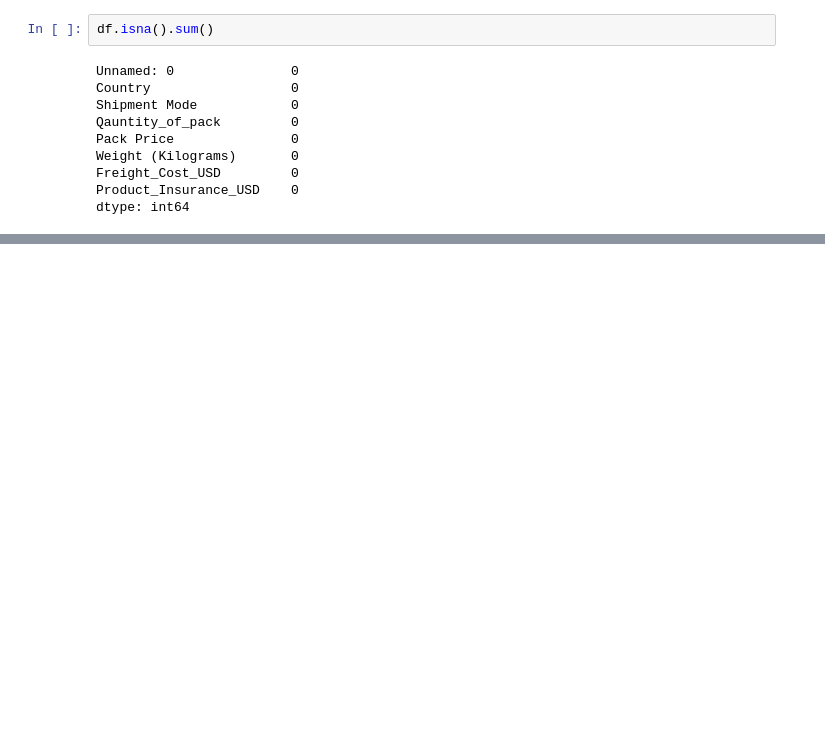
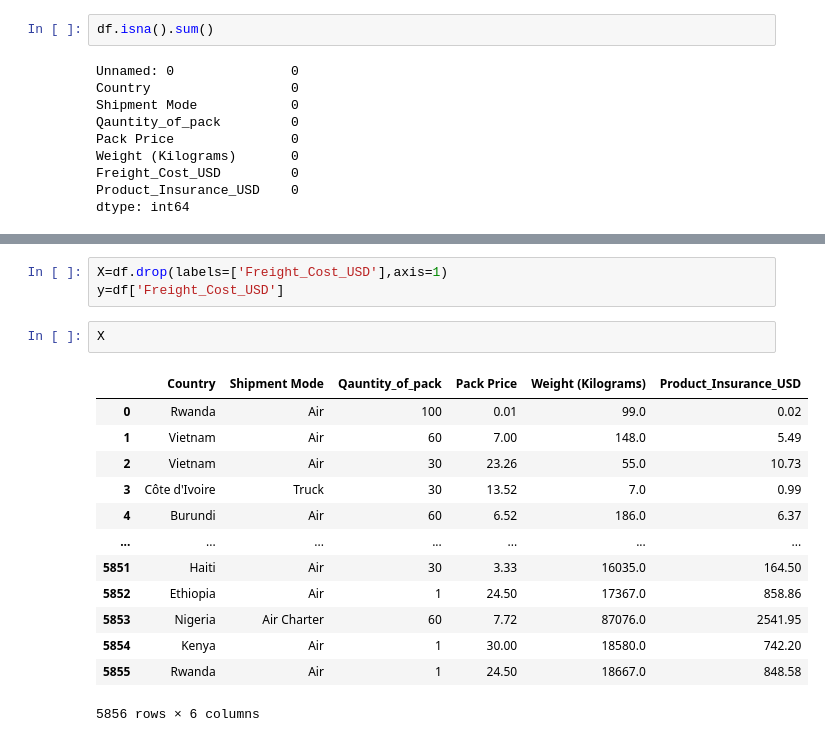
Before and after one commit to VaibhavJoshi95/ShipmentPricingPrediction, a Jupyter notebook: notebooks/model_training.ipynb, the cells around one changed output, grey strips where cells are left out. Drawn from its saved outputs; the diff is of its cells as text; blank space fills up the shorter version.

```diff
--- a/notebooks/model_training.ipynb
+++ b/notebooks/model_training.ipynb
@@ -41,0 +58,19 @@ dtype: int64
+# %%
+X=df.drop(labels=['Freight_Cost_USD'],axis=1)
+y=df['Freight_Cost_USD']
+# %%
+X
+# %% [output]
+|  | Country | Shipment Mode | Qauntity_of_pack | Pack Price | Weight (Kilograms) | Product_Insurance_USD |
+| 0 | Rwanda | Air | 100 | 0.01 | 99.0 | 0.02 |
+| 1 | Vietnam | Air | 60 | 7.00 | 148.0 | 5.49 |
+| 2 | Vietnam | Air | 30 | 23.26 | 55.0 | 10.73 |
+| 3 | Côte d'Ivoire | Truck | 30 | 13.52 | 7.0 | 0.99 |
+| 4 | Burundi | Air | 60 | 6.52 | 186.0 | 6.37 |
+| ... | ... | ... | ... | ... | ... | ... |
+| 5851 | Haiti | Air | 30 | 3.33 | 16035.0 | 164.50 |
+| 5852 | Ethiopia | Air | 1 | 24.50 | 17367.0 | 858.86 |
+| 5853 | Nigeria | Air Charter | 60 | 7.72 | 87076.0 | 2541.95 |
+| 5854 | Kenya | Air | 1 | 30.00 | 18580.0 | 742.20 |
+| 5855 | Rwanda | Air | 1 | 24.50 | 18667.0 | 848.58 |
+5856 rows × 6 columns
```
Also changed, not shown: parts of 24 cells of this notebook.
